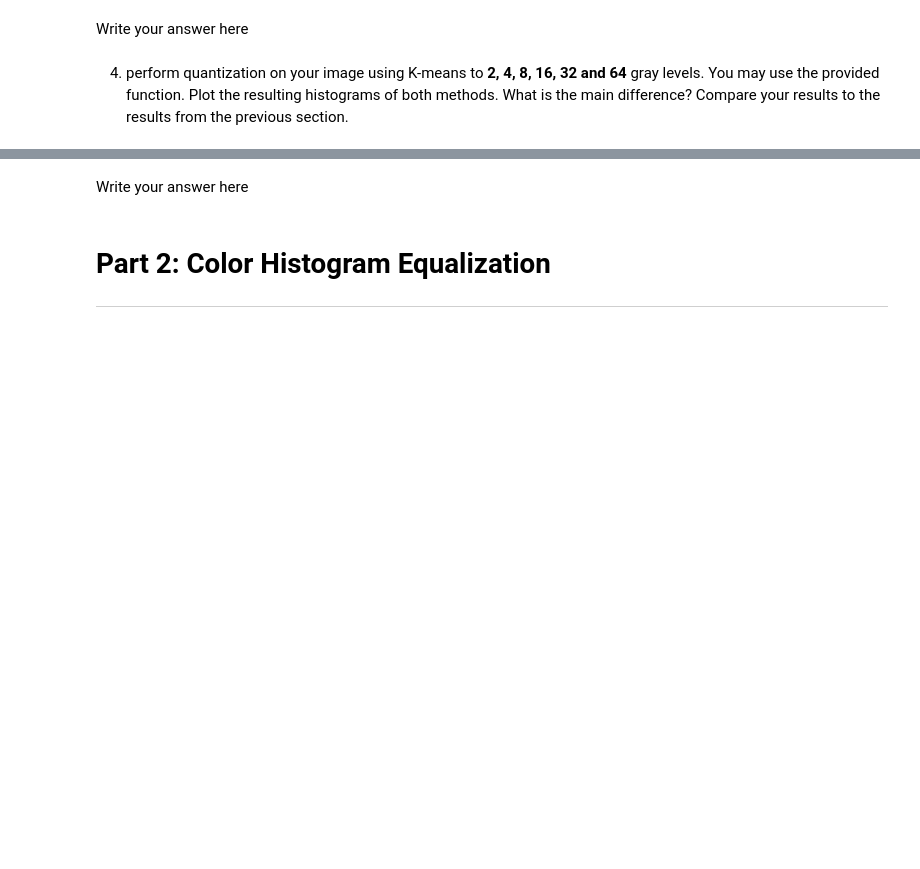
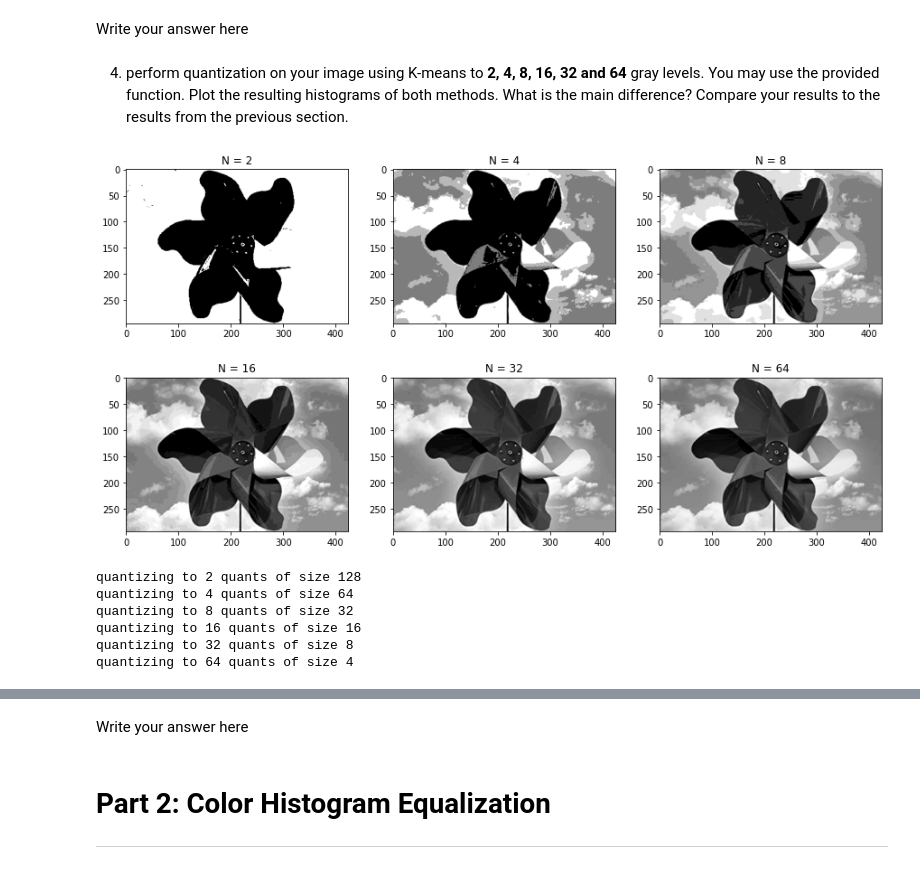
Before and after one commit to nadavschwalb/image_processing, a Jupyter notebook: Lab3_Student.ipynb, the cells around one changed output, grey strips where cells are left out. Saved outputs shown, nothing was run; the diff lists cells and outputs as text; code cells hidden in the pictures; blank space fills up the shorter version.

```diff
--- a/Lab3_Student.ipynb
+++ b/Lab3_Student.ipynb
@@ -69,0 +125,23 @@ def kmeans_quant_img(img,N):
+# %%
+plt.figure(figsize=(15,12))
+kmeans_quant_dict = {}
+for i in range(1,7):
+  plt.subplot(330 + i)
+  plt.title(f"N = {2**i}")
+  N_kmeans_quant_image = kmeans_quant_img(grayscale_img,2**i)
+  plt.imshow(N_kmeans_quant_image,cmap='gray')
+  kmeans_quant_dict[f"N = {2**i}"] = N_kmeans_quant_image
+# %% [output]
+[figure, added]
+# %%
+uniform_quant_dict = {}
+for i in range(1,7):
+  uniform_quant_image = quant_img(imnoise(grayscale_img,0,5),2**i)
+  uniform_quant_dict[f"N = {2**i}"] = uniform_quant_image
+# %% [output]
+quantizing to 2 quants of size 128
+quantizing to 4 quants of size 64
+quantizing to 8 quants of size 32
+quantizing to 16 quants of size 16
+quantizing to 32 quants of size 8
+quantizing to 64 quants of size 4
```
Also changed, not shown: parts of 12 cells of this notebook.
